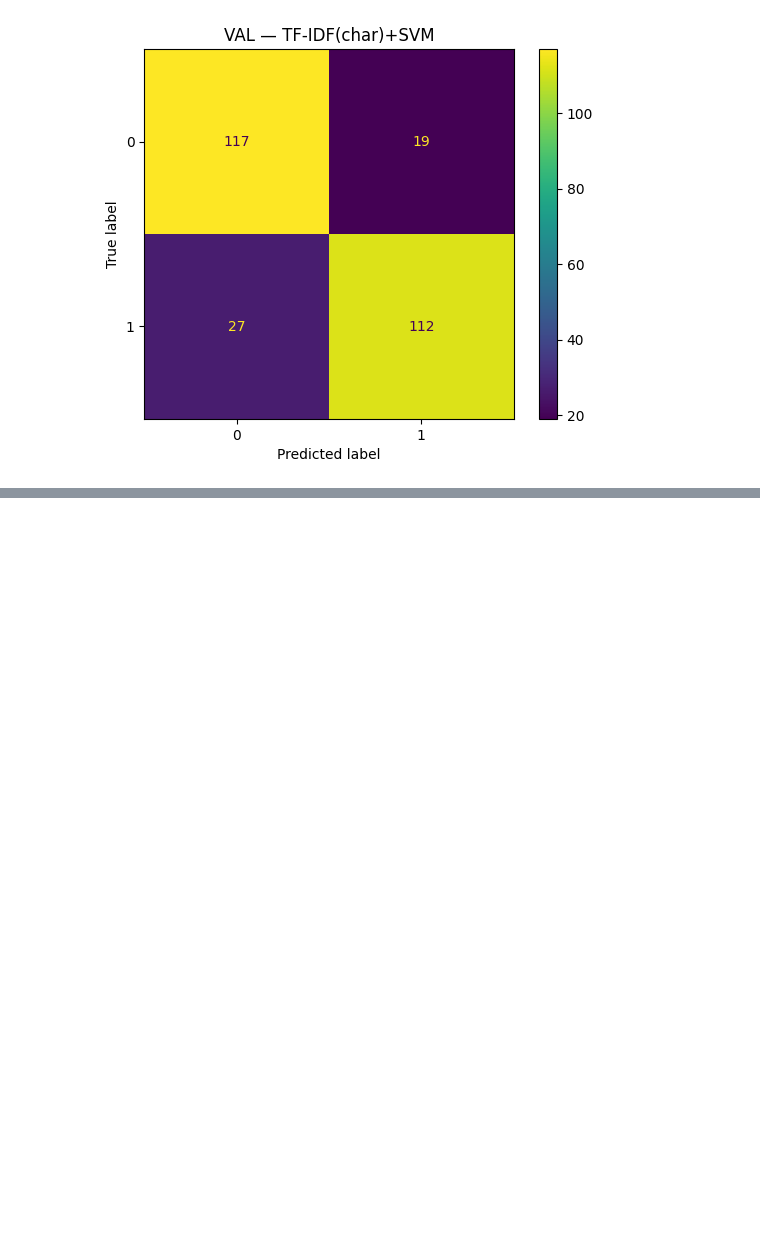
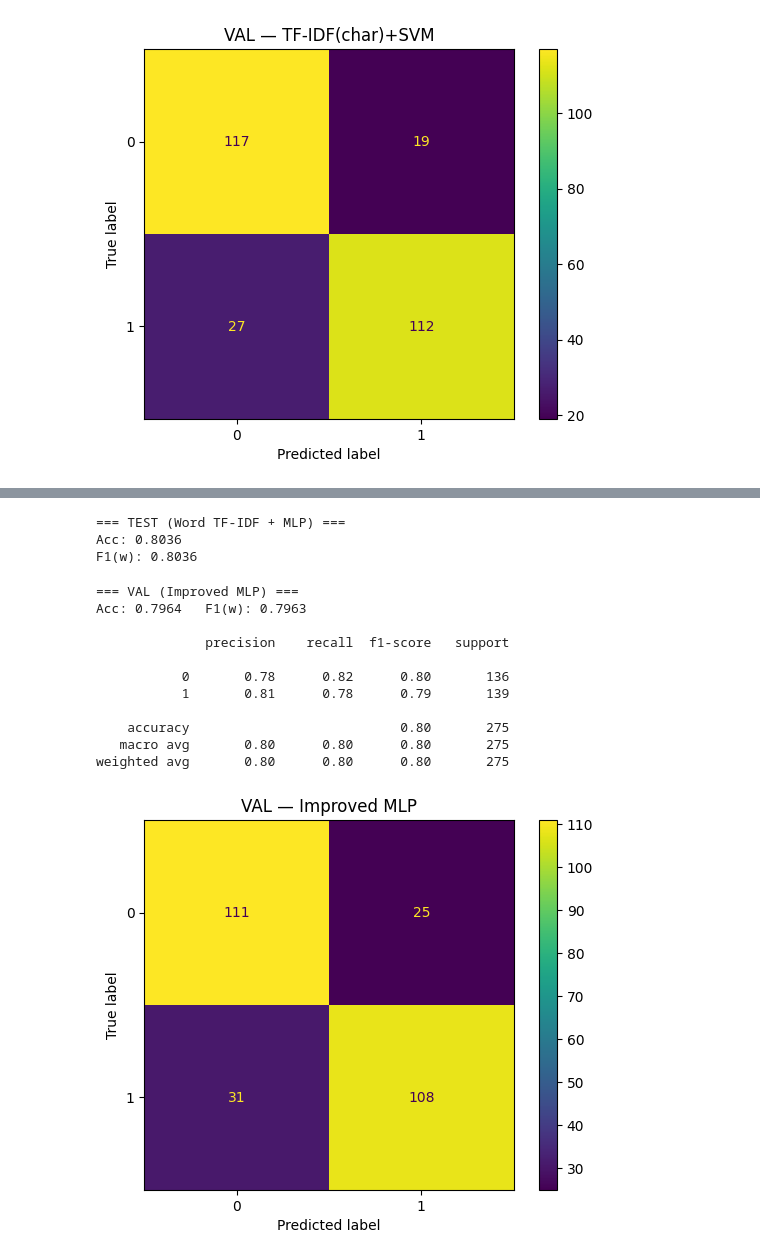
Before and after one commit to N4TEG4/ce4145_text_classification, a Jupyter notebook: CE4145_Text_Classification.ipynb, the cells around one changed output, grey strips where cells are left out. Cells and saved outputs as stored; diff of their text form; code cells hidden in the pictures; blank space fills up the shorter version.

```diff
--- a/CE4145_Text_Classification.ipynb
+++ b/CE4145_Text_Classification.ipynb
@@ -301,0 +423,50 @@ weighted avg       0.83      0.83      0.83       275
+# %%
+ # evaluate MLP on the held-out test set
+test_predC = mlp.predict(Xte_w)
+print(f"=== TEST (Word TF-IDF + MLP) ===")
+print(f"Acc: {accuracy_score(y_test, test_predC):.4f}")
+print(f"F1(w): {f1_score(y_test, test_predC, average='weighted'):.4f}")
+# %% [output]
+=== TEST (Word TF-IDF + MLP) ===
+Acc: 0.8036
+F1(w): 0.8036
+# %%
+# Trying an improved/tuned MLP with more training
+
+mlp2 = MLPClassifier(
+    hidden_layer_sizes=(128,),
+    activation="relu",
+    solver="adam",
+    random_state=RANDOM_STATE,
+    max_iter=100,          # more iterations than before
+    early_stopping=True,
+    n_iter_no_change=5,
+    validation_fraction=0.1
+)
+
+mlp2.fit(Xtr_w, y_train)
+
+predC2 = mlp2.predict(Xva_w)
+accC2  = accuracy_score(y_val, predC2)
+f1C2   = f1_score(y_val, predC2, average="weighted")
+
+print("=== VAL (Improved MLP) ===")
+print(f"Acc: {accC2:.4f}   F1(w): {f1C2:.4f}\n")
+print(classification_report(y_val, predC2))
+
+ConfusionMatrixDisplay.from_predictions(y_val, predC2)
+plt.title("VAL — Improved MLP")
+plt.show()
+# %% [output]
+=== VAL (Improved MLP) ===
+Acc: 0.7964   F1(w): 0.7963
+
+              precision    recall  f1-score   support
+
+           0       0.78      0.82      0.80       136
+           1       0.81      0.78      0.79       139
+
+    accuracy                           0.80       275
+   macro avg       0.80      0.80      0.80       275
+weighted avg       0.80      0.80      0.80       275
+[figure, added]
```
Also changed, not shown: parts of 11 cells of this notebook, 3 other files.
